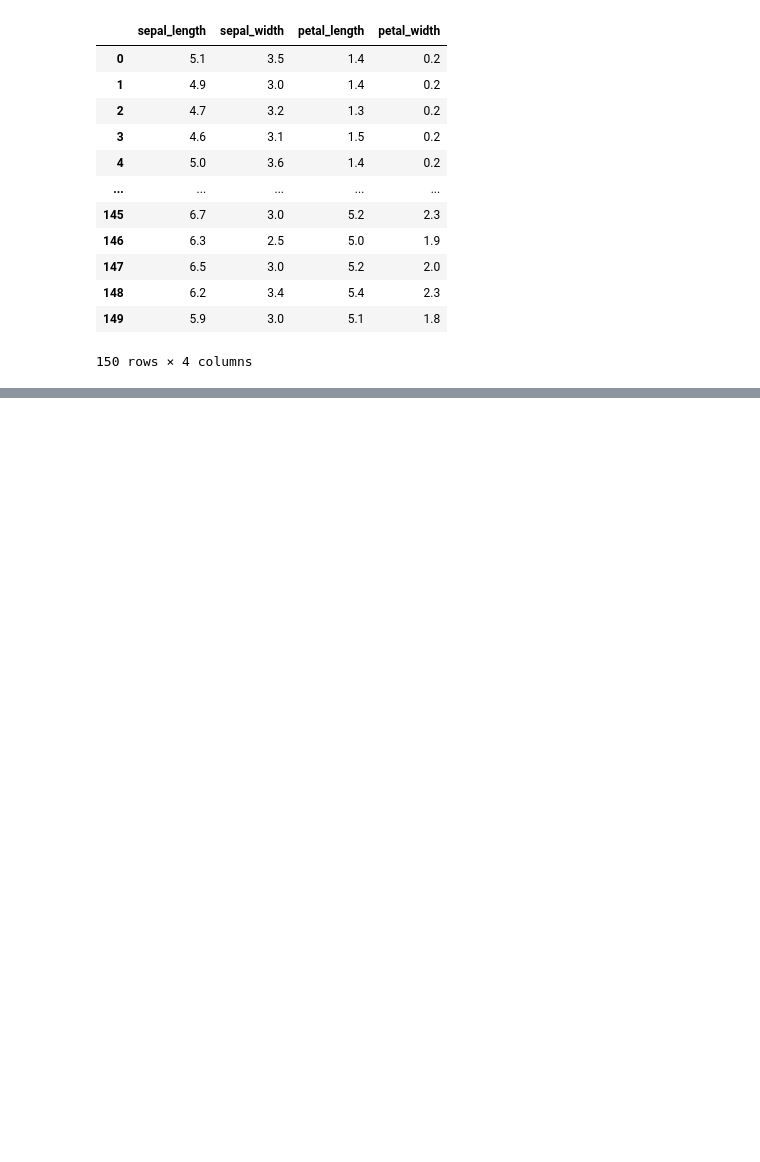
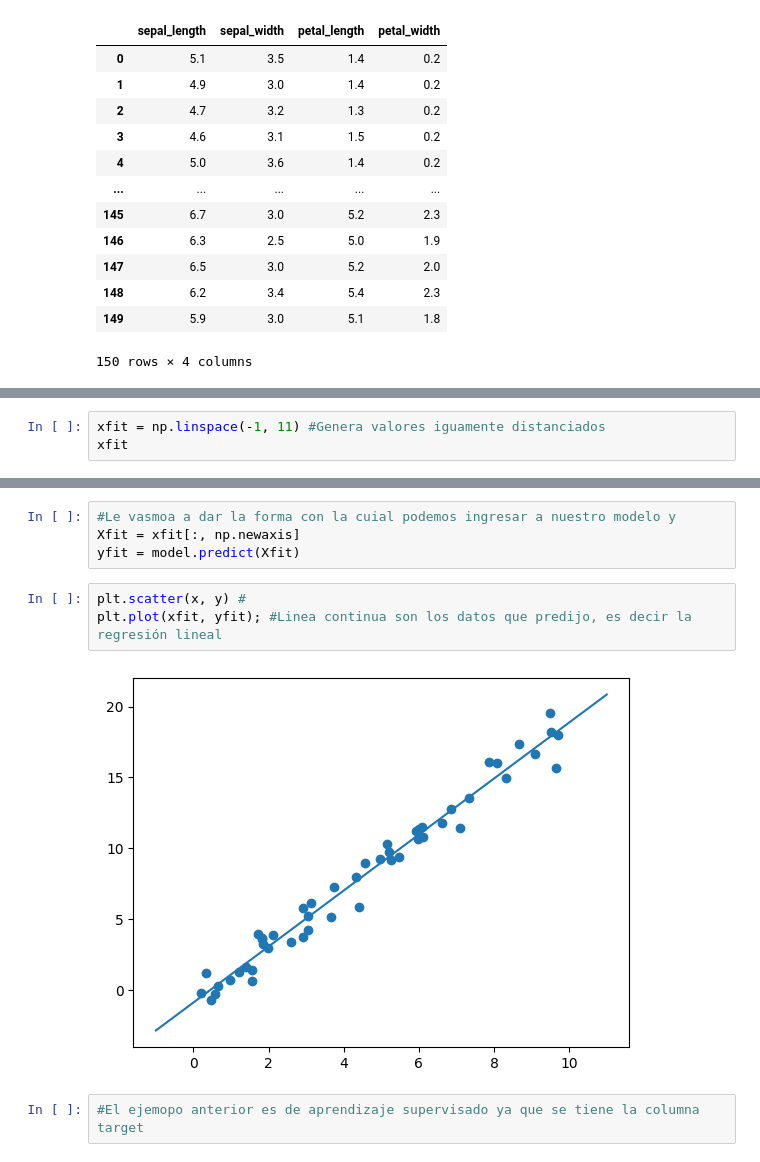
Before and after one commit to paolanavarror/mineria-de-datos, a Jupyter notebook: MineriaDeDatos.ipynb, the cells around one changed output, grey strips where cells are left out. Drawn from its saved outputs; the diff is of its cells as text; blank space fills up the shorter version.

```diff
--- a/MineriaDeDatos.ipynb
+++ b/MineriaDeDatos.ipynb
@@ -1703,0 +1756,3 @@ X
+# %%
+xfit = np.linspace(-1, 11) #Genera valores iguamente distanciados
+xfit
@@ -1703,0 +1770,11 @@ X
+# %%
+#Le vasmoa a dar la forma con la cuial podemos ingresar a nuestro modelo y
+Xfit = xfit[:, np.newaxis]
+yfit = model.predict(Xfit)
+# %%
+plt.scatter(x, y) #
+plt.plot(xfit, yfit); #Linea continua son los datos que predijo, es decir la regresión lineal
+# %% [output]
+[figure, added]
+# %%
+#El ejemopo anterior es de aprendizaje supervisado ya que se tiene la columna target
```
Also changed, not shown: parts of 41 cells of this notebook.
